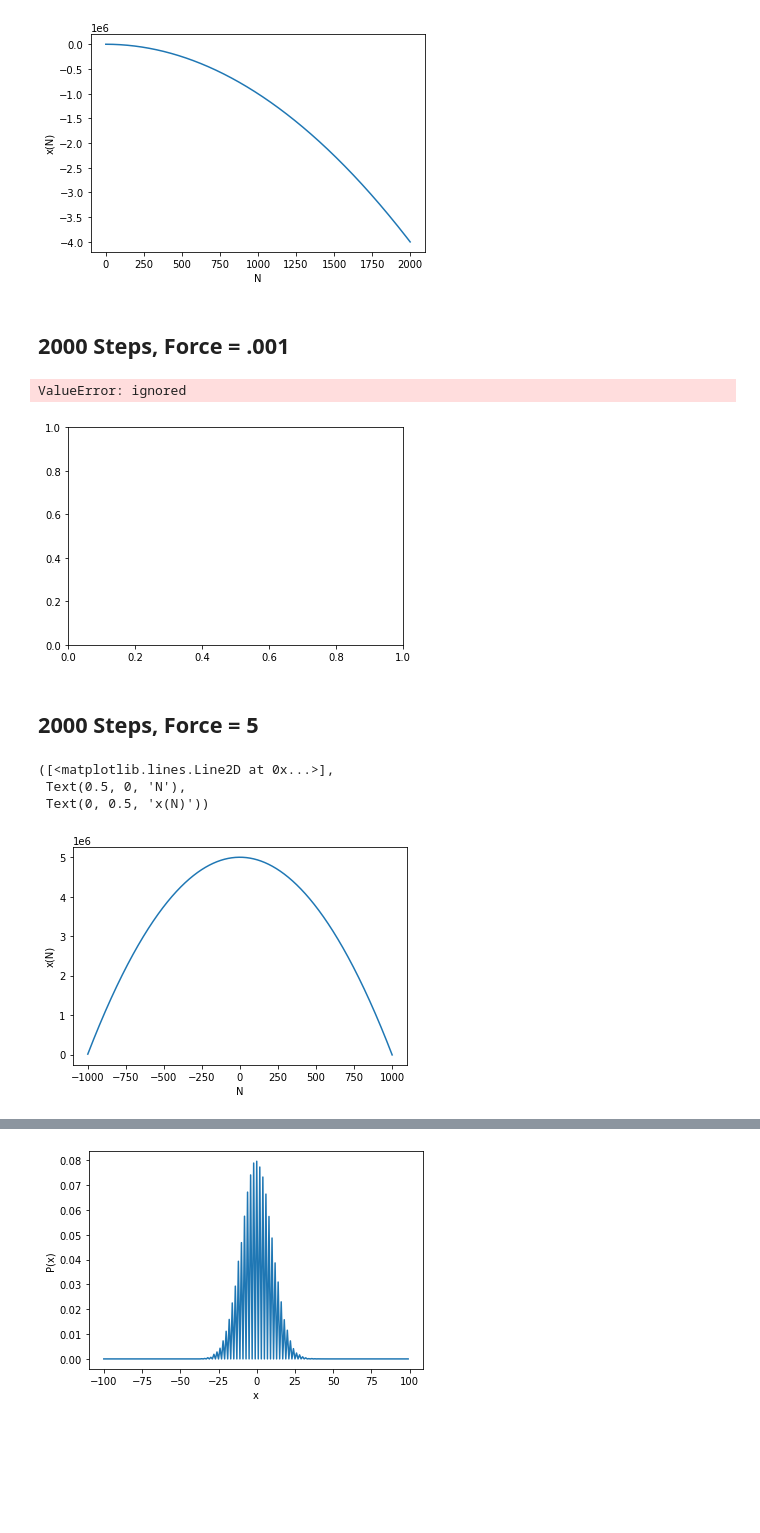
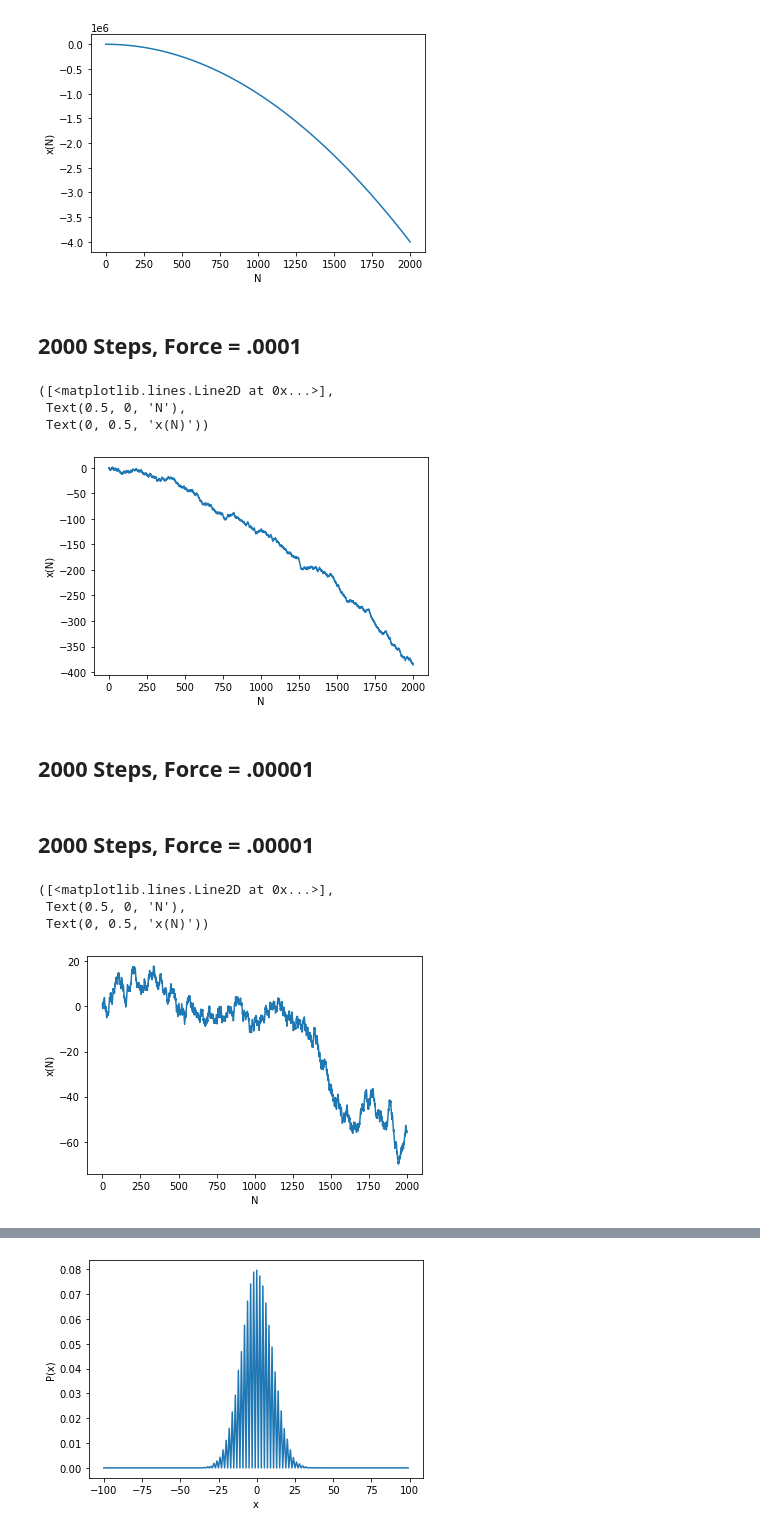
Before and after one commit to wpqc21/ClassificationLandscapes, a Jupyter notebook: Random_Walk_TensorFlow_02_02_2022.ipynb, the cells around one changed output, grey strips where cells are left out. Saved outputs shown, nothing was run; the diff lists cells and outputs as text; code cells hidden in the pictures; blank space fills up the shorter version.

```diff
--- a/Random_Walk_TensorFlow_02_02_2022.ipynb
+++ b/Random_Walk_TensorFlow_02_02_2022.ipynb
@@ -144,7 +146,7 @@ plot(x,y), xlabel('N'),ylabel('x(N)')
 # %%
 xc = 1
 B = 0
-N = 1000
+N = 2000
 u = 2*np.random.randint(0,2,size=N)-1
 xf = list(range(N))
 xa = np.zeros(N)
@@ -203,4 +202,4 @@ plot(x,y), xlabel('N'),ylabel('x(N)')
  Text(0, 0.5, 'x(N)'))
 [figure]
 # %% [markdown]
-## 2000 Steps, Force = .001
+## 2000 Steps, Force = .0001
@@ -207,13 +214,10 @@ plot(x,y), xlabel('N'),ylabel('x(N)')
 # %%
-import numpy as np
-np.set_printoptions(threshold=np.inf)
-
 xc = 1
-B = 1
-N = 1000
-u = 2*np.random.randint(0,2,size=N*2 + 1)-1
-xf = list(range(-N, N + 1))
-xa = np.zeros(N*2 + 1)
+B = .0001
+N = 2000
+u = 2*np.random.randint(0,2,size=N)-1
+xf = list(range(N))
+xa = np.zeros(N)
 
 for i in range(len(xf)):
     xa[i] =   ( u[i] + \
@@ -221,11 +225,17 @@ for i in range(len(xf)):
 
 xs = cumsum(xa)
 
-x = np.linspace(-N, N, N*2 + 1)
+# print(u)
+# print(xa)
+# print(xs)
+
+x = np.linspace(0, N, N)
 y = xs
 plot(x,y), xlabel('N'),ylabel('x(N)')
 # %% [output]
-ValueError: ignored
+([<matplotlib.lines.Line2D at 0x...>],
+ Text(0.5, 0, 'N'),
+ Text(0, 0.5, 'x(N)'))
-[figure, old version]
+[figure, new version]
 # %% [markdown]
-## 2000 Steps, Force = 5
+## 2000 Steps, Force = .00001
@@ -232,23 +250,29 @@ ValueError: ignored
+# %% [markdown]
+## 2000 Steps, Force = .00001
 # %%
 xc = 1
-B = 5
-N = 1000
-u = 2*np.random.randint(0,2,size=N*2 + 1)-1
-xf = list(range(-N, N + 1))
-xa = np.zeros(N*2 + 1)
+B = .00001
+N = 2000
+u = 2*np.random.randint(0,2,size=N)-1
+xf = list(range(N))
+xa = np.zeros(N)
 
 for i in range(len(xf)):
     xa[i] =   ( u[i] + \
                ( -(B * ((xf[i] + xc) * (xf[i] + xc)) - (B *xf[i] * xf[i])) / xc))
 
 xs = cumsum(xa)
 
-x = np.linspace(-N, N, N*2 + 1)
+# print(u)
+# print(xa)
+# print(xs)
+
+x = np.linspace(0, N, N)
 y = xs
 plot(x,y), xlabel('N'),ylabel('x(N)')
 # %% [output]
 ([<matplotlib.lines.Line2D at 0x...>],
  Text(0.5, 0, 'N'),
  Text(0, 0.5, 'x(N)'))
-[figure, old version]
+[figure, new version]
 # %% [markdown]
```
Also changed, not shown: parts of 28 cells of this notebook.
